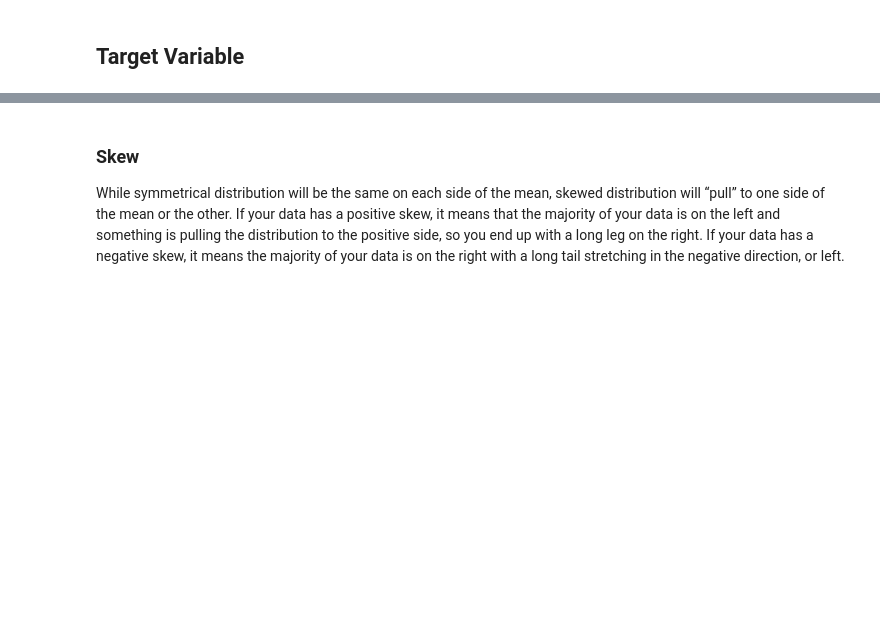
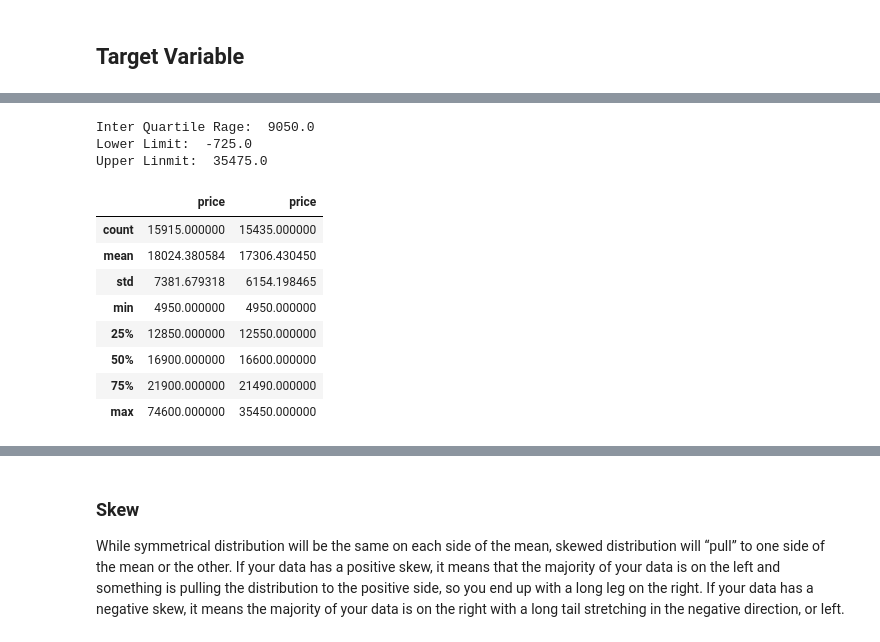
Before and after one commit to yatesmac/car_price_prediction, a Jupyter notebook: notebooks/data_exploration.ipynb, the cells around one changed output, grey strips where cells are left out. Cells and saved outputs as stored; diff of their text form; code cells hidden in the pictures; blank space fills up the shorter version.

```diff
--- a/notebooks/data_exploration.ipynb
+++ b/notebooks/data_exploration.ipynb
@@ -84,2 +260,6 @@ plt.show()
 # %% [markdown]
 ## Target Variable
+# %%
+# Distribution of target
+price = df['price'].describe()
+price
@@ -86,3 +291,43 @@ plt.show()
+# %%
+'''Detect and Remove Outliers using Inter Quartile Range'''
+
+# Calculate the upper and lower limits
+
+Q1 = df['price'].quantile(0.25)
+Q3 = df['price'].quantile(0.75)
+IQR = Q3 - Q1
+lower = Q1 - 1.5*IQR
+upper = Q3 + 1.5*IQR
+print('Inter Quartile Rage: ', IQR,
+      '\nLower Limit: ', lower,
+      '\nUpper Linmit: ', upper)
+
+# Create arrays of Boolean values indicating the outlier rows
+upper_array = np.where(df['price'] >= upper)[0]
+lower_array = np.where(df['price'] <= lower)[0]
+
+# Removing the outliers
+df.drop(index=upper_array, inplace=True)
+df.drop(index=lower_array, inplace=True)
+# %% [output]
+Inter Quartile Rage:  9050.0
+Lower Limit:  -725.0
+Upper Linmit:  35475.0
+# %%
+# Compare the distribution of target after removing outliers
+sans_outliers = df['price'].describe()
+pd.DataFrame(
+    [price, sans_outliers]).T
+# %% [output]
+|  | price | price |
+| count | 15915.000000 | 15435.000000 |
+| mean | 18024.380584 | 17306.430450 |
+| std | 7381.679318 | 6154.198465 |
+| min | 4950.000000 | 4950.000000 |
+| 25% | 12850.000000 | 12550.000000 |
+| 50% | 16900.000000 | 16600.000000 |
+| 75% | 21900.000000 | 21490.000000 |
+| max | 74600.000000 | 35450.000000 |
 # %%
 # Histogram of price
 df['price'].hist(figsize=(6, 4))
```
Also changed, not shown: parts of 26 cells of this notebook, 7 other files.
